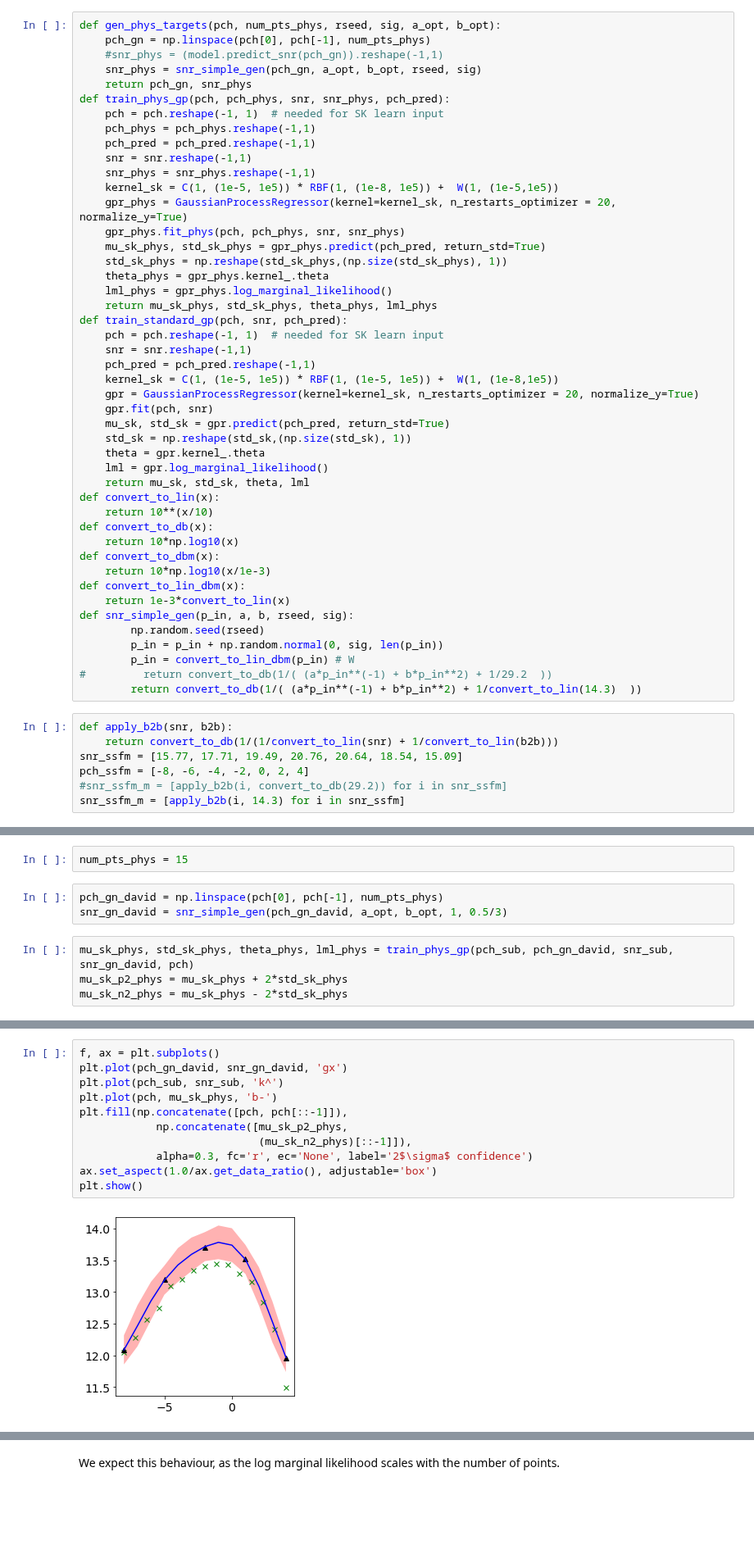
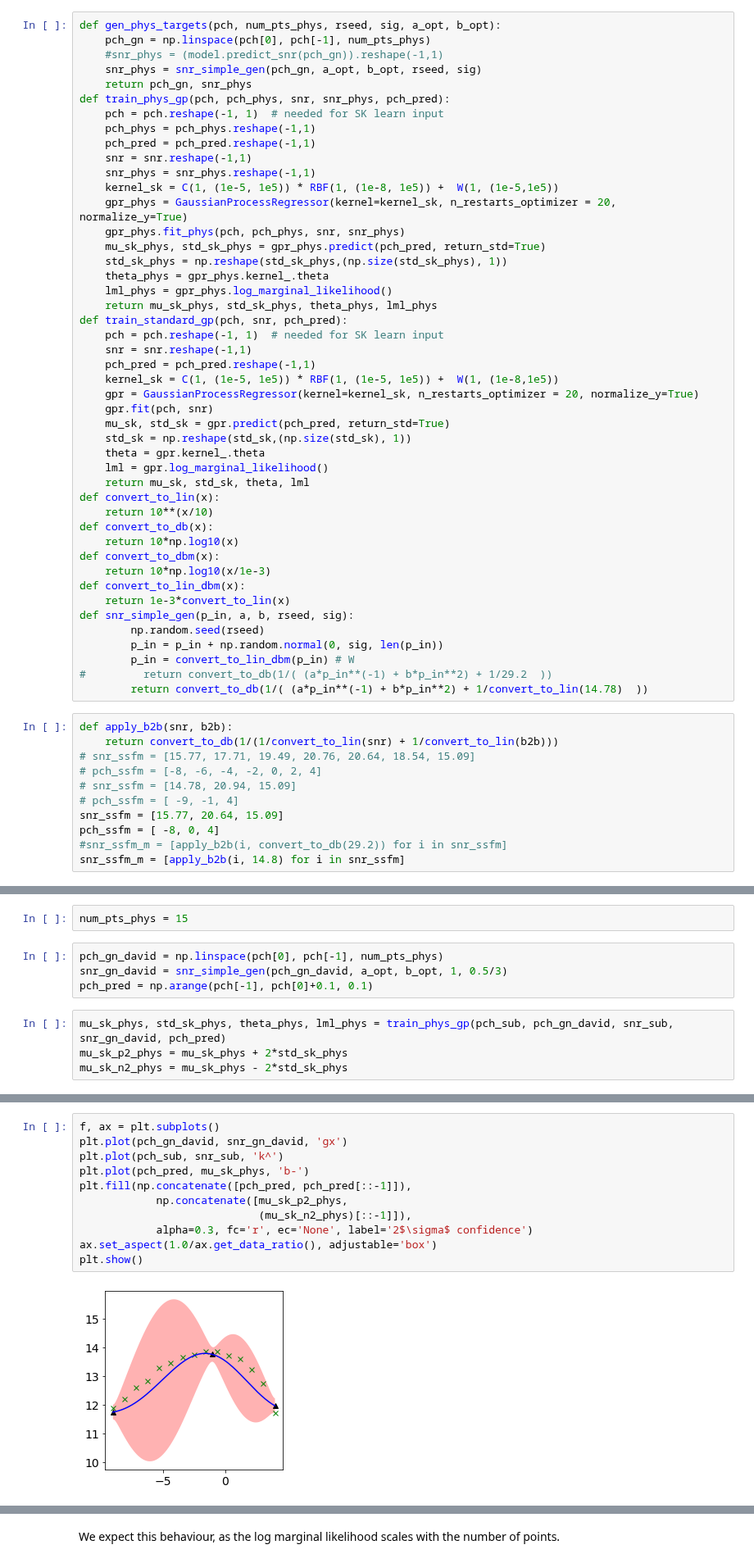
Before and after one commit to joshnevin/physics_enhanced_GPs, a Jupyter notebook: SSFM_hyperparam_exploration_d_pvar.ipynb, the cells around one changed output, grey strips where cells are left out. Shown at 82% size. Saved outputs shown, nothing was run; the diff lists cells and outputs as text; blank space fills up the shorter version.

```diff
--- a/SSFM_hyperparam_exploration_d_pvar.ipynb
+++ b/SSFM_hyperparam_exploration_d_pvar.ipynb
@@ -81,14 +91,18 @@ def snr_simple_gen(p_in, a, b, rseed, sig):
         p_in = p_in + np.random.normal(0, sig, len(p_in))
         p_in = convert_to_lin_dbm(p_in) # W
 #         return convert_to_db(1/( (a*p_in**(-1) + b*p_in**2) + 1/29.2  ))
-        return convert_to_db(1/( (a*p_in**(-1) + b*p_in**2) + 1/convert_to_lin(14.3)  ))
+        return convert_to_db(1/( (a*p_in**(-1) + b*p_in**2) + 1/convert_to_lin(14.78)  ))
 # %%
 def apply_b2b(snr, b2b):
     return convert_to_db(1/(1/convert_to_lin(snr) + 1/convert_to_lin(b2b)))
-snr_ssfm = [15.77, 17.71, 19.49, 20.76, 20.64, 18.54, 15.09]
-pch_ssfm = [-8, -6, -4, -2, 0, 2, 4]
+# snr_ssfm = [15.77, 17.71, 19.49, 20.76, 20.64, 18.54, 15.09]
+# pch_ssfm = [-8, -6, -4, -2, 0, 2, 4]
+# snr_ssfm = [14.78, 20.94, 15.09]
+# pch_ssfm = [ -9, -1, 4]
+snr_ssfm = [15.77, 20.64, 15.09]
+pch_ssfm = [ -8, 0, 4]
 #snr_ssfm_m = [apply_b2b(i, convert_to_db(29.2)) for i in snr_ssfm]
-snr_ssfm_m = [apply_b2b(i, 14.3) for i in snr_ssfm]
+snr_ssfm_m = [apply_b2b(i, 14.8) for i in snr_ssfm]
 # %%
 sim_model = simple_model()
 # %%
@@ -112,8 +126,9 @@ num_pts_phys = 15
 # %%
 pch_gn_david = np.linspace(pch[0], pch[-1], num_pts_phys)
 snr_gn_david = snr_simple_gen(pch_gn_david, a_opt, b_opt, 1, 0.5/3)
+pch_pred = np.arange(pch[-1], pch[0]+0.1, 0.1)
 # %%
-mu_sk_phys, std_sk_phys, theta_phys, lml_phys = train_phys_gp(pch_sub, pch_gn_david, snr_sub, snr_gn_david, pch)
+mu_sk_phys, std_sk_phys, theta_phys, lml_phys = train_phys_gp(pch_sub, pch_gn_david, snr_sub, snr_gn_david, pch_pred)
 mu_sk_p2_phys = mu_sk_phys + 2*std_sk_phys
 mu_sk_n2_phys = mu_sk_phys - 2*std_sk_phys
 # %%
@@ -123,16 +138,16 @@ mu_sk_n2 = mu_sk - 2*std_sk
 # %%
 f, ax = plt.subplots()
 plt.plot(pch_gn_david, snr_gn_david, 'gx')
 plt.plot(pch_sub, snr_sub, 'k^')
-plt.plot(pch, mu_sk_phys, 'b-')
-plt.fill(np.concatenate([pch, pch[::-1]]),
+plt.plot(pch_pred, mu_sk_phys, 'b-')
+plt.fill(np.concatenate([pch_pred, pch_pred[::-1]]),
             np.concatenate([mu_sk_p2_phys,
                             (mu_sk_n2_phys)[::-1]]),
             alpha=0.3, fc='r', ec='None', label='2$\sigma$ confidence')
 ax.set_aspect(1.0/ax.get_data_ratio(), adjustable='box')
 plt.show()
 # %% [output]
-[figure, old version]
+[figure, new version]
 # %%
 def hyp_var_sig(sig_range, pch, num_pts_phys, snr, pch_pred):
     mus = []
```
Also changed, not shown: parts of 17 cells of this notebook, 1 other file.
